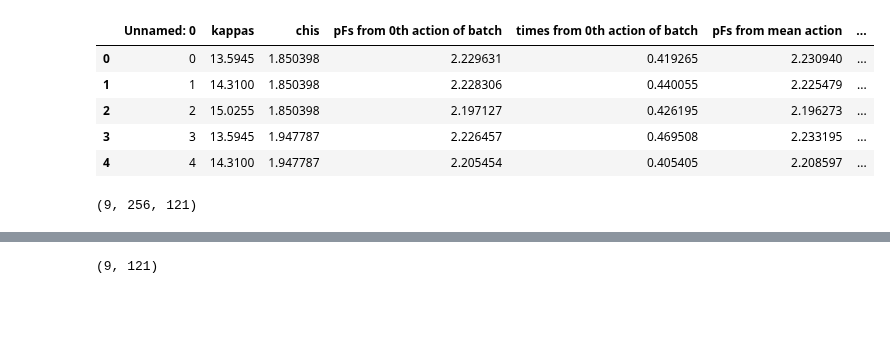
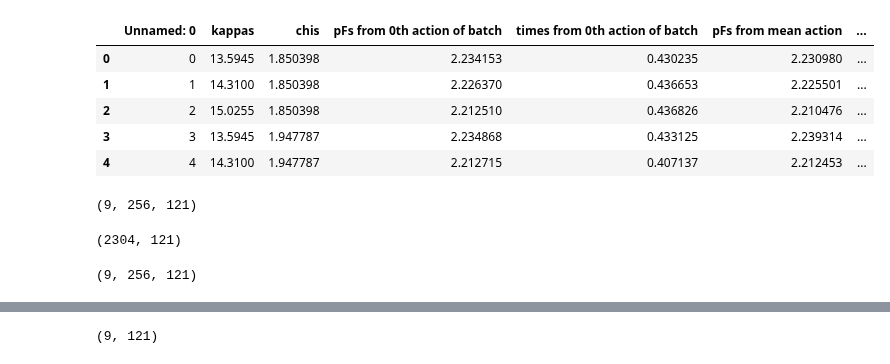
Before and after one commit to AnikenC/ReadoutWithRL, a Jupyter notebook: readoutWithRL/MLControl/dummy.ipynb, the cells around one changed output, grey strips where cells are left out. Saved outputs shown, nothing was run; the diff lists cells and outputs as text; code cells hidden in the pictures; blank space fills up the shorter version.

```diff
--- a/readoutWithRL/MLControl/dummy.ipynb
+++ b/readoutWithRL/MLControl/dummy.ipynb
@@ -9,13 +9,13 @@ from utils import *
 
 import pandas as pd
 # %%
-df = pd.read_csv('fig 4 pFs and times')
+df = pd.read_csv('fig 4 pFs and times v2')
 df.head()
 # %% [output]
 |  | Unnamed: 0 | kappas | chis | pFs from 0th action of batch | times from 0th action of batch | pFs from mean action | ... |
-| 0 | 0 | 13.5945 | 1.850398 | 2.229631 | 0.419265 | 2.230940 | ... |
-| 1 | 1 | 14.3100 | 1.850398 | 2.228306 | 0.440055 | 2.225479 | ... |
-| 2 | 2 | 15.0255 | 1.850398 | 2.197127 | 0.426195 | 2.196273 | ... |
-| 3 | 3 | 13.5945 | 1.947787 | 2.226457 | 0.469508 | 2.233195 | ... |
-| 4 | 4 | 14.3100 | 1.947787 | 2.205454 | 0.405405 | 2.208597 | ... |
+| 0 | 0 | 13.5945 | 1.850398 | 2.234153 | 0.430235 | 2.230980 | ... |
+| 1 | 1 | 14.3100 | 1.850398 | 2.226370 | 0.436653 | 2.225501 | ... |
+| 2 | 2 | 15.0255 | 1.850398 | 2.212510 | 0.436826 | 2.210476 | ... |
+| 3 | 3 | 13.5945 | 1.947787 | 2.234868 | 0.433125 | 2.239314 | ... |
+| 4 | 4 | 14.3100 | 1.947787 | 2.212715 | 0.407137 | 2.212453 | ... |
 # %%
@@ -25,0 +31,6 @@ print(actions.shape)
+# %%
+batch_smoother = jax.jit(jax.vmap(env.drive_smoother, in_axes=0))
+flattened_actions = actions.reshape(-1, actions.shape[-1])
+flattened_actions.shape
+# %% [output]
+(2304, 121)
@@ -25,0 +39,5 @@ print(actions.shape)
+# %%
+smooth_actions = smoothened_actions.reshape(actions.shape)
+smooth_actions.shape
+# %% [output]
+(9, 256, 121)
```
Also changed, not shown: parts of 5 cells of this notebook, 2 other files.
